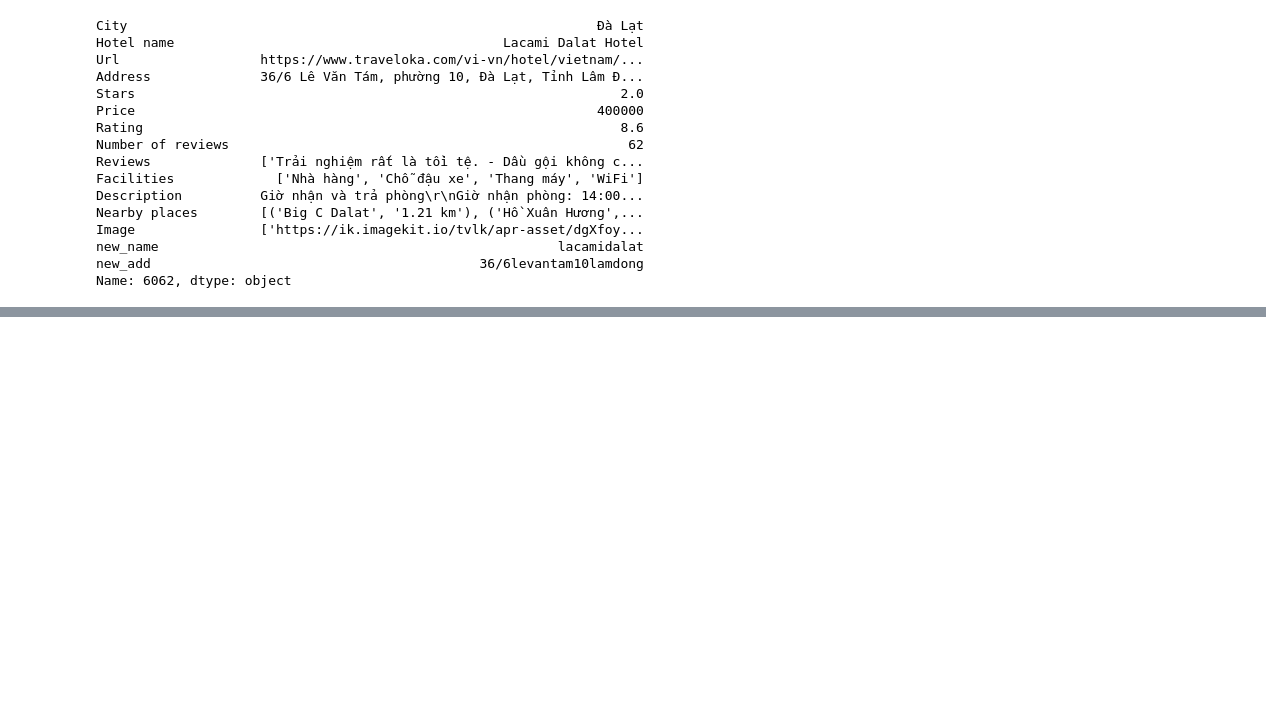
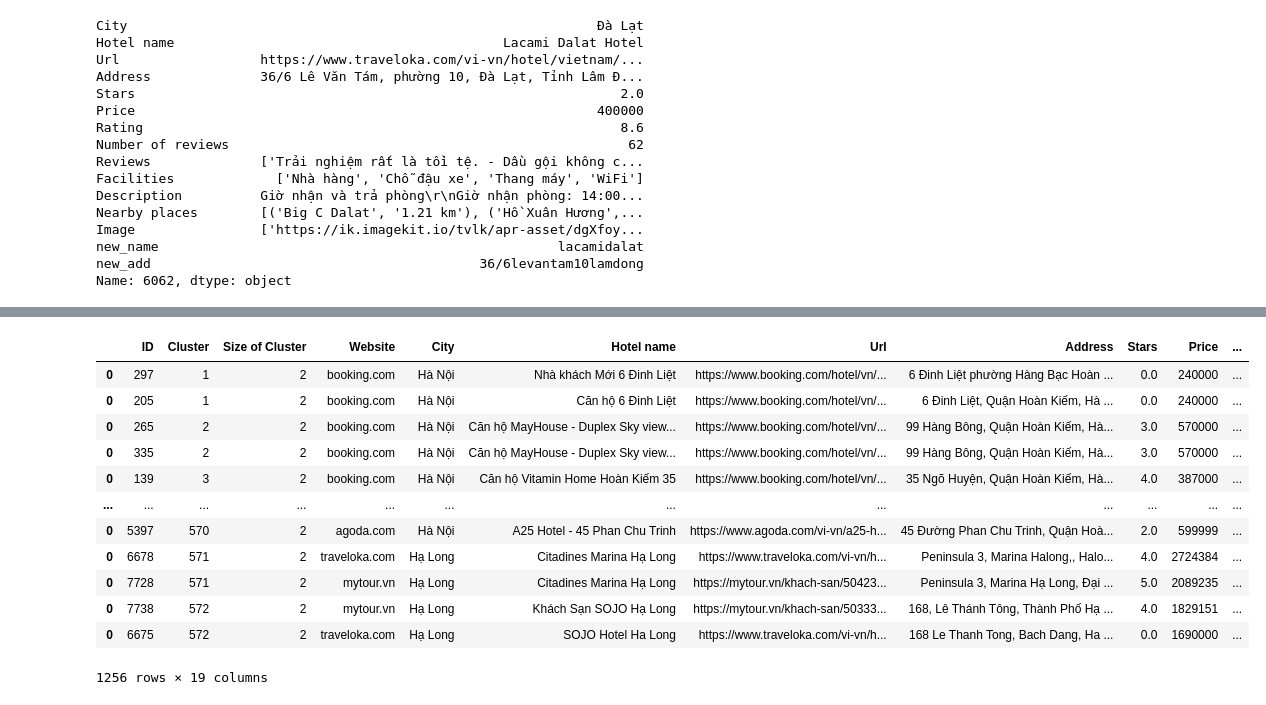
Before and after one commit to tungnk181120/Tichhopdulieu, a Jupyter notebook: Data-matching/Data_matching.ipynb, the cells around one changed output, grey strips where cells are left out. Saved outputs shown, nothing was run; the diff lists cells and outputs as text; code cells hidden in the pictures; blank space fills up the shorter version.

Commit message:
update data and notebook

```diff
--- a/Data-matching/Data_matching.ipynb
+++ b/Data-matching/Data_matching.ipynb
@@ -442,0 +549,5 @@ for i in ls:
+# %%
+cols = data_df.columns.tolist()
+cols = cols[-3:] + cols[:-3]
+data_df = data_df[cols]
+data_df.info()
@@ -442,0 +572,3 @@ for i in ls:
+# %%
+data_filtered = pd.DataFrame(data = [], columns = cols)
+data_filtered
@@ -443,13 +577,21 @@ for i in ls:
 # %%
+count_cluster = 0
+list_not_min_id = []
 for iter in ls:
+    count_cluster += 1
     min_prince = 999999999999999999999999999999
     min_id = -1
     for id in iter:
+        data_df['Cluster'][id] = count_cluster
+
+        _row = pd.DataFrame([data_df.loc[id].values.tolist()], columns=data_df.columns)
+        data_filtered = pd.concat([data_filtered, _row], axis=0)
         if data_df.loc[id]["Price"] < min_prince:
             min_id = id
             min_prince = data_df.loc[id]["Price"]
+
     for id in iter:
         if id != min_id:
-            data_df = data_df.drop([id])
-            print(id)
+            list_not_min_id.append(id)
+# list_not_min_id
 # %% [output]
@@ -495,0 +621,8 @@ Name: 7288, dtype: object
+# %%
+size_of_cluster = []
+for iter in ls:
+    for id in iter:
+        size_of_cluster.append(len(iter))
+
+data_filtered['Size of Cluster'] = size_of_cluster
+data_filtered.info()
@@ -495,0 +647,19 @@ Name: 7288, dtype: object
+# %%
+new_cols = data_filtered.columns.tolist()
+new_cols = new_cols[:2] + new_cols[-1:] + new_cols[2:-1]
+data_filtered = data_filtered[new_cols]
+data_filtered
+# %% [output]
+|  | ID | Cluster | Size of Cluster | Website | City | Hotel name | Url | Address | Stars | Price | ... |
+| 0 | 297 | 1 | 2 | booking.com | Hà Nội | Nhà khách Mới 6 Đinh Liệt | https://www.booking.com/hotel/vn/... | 6 Đinh Liệt phường Hàng Bạc Hoàn ... | 0.0 | 240000 | ... |
+| 0 | 205 | 1 | 2 | booking.com | Hà Nội | Căn hộ 6 Đinh Liệt | https://www.booking.com/hotel/vn/... | 6 Đinh Liệt, Quận Hoàn Kiếm, Hà ... | 0.0 | 240000 | ... |
+| 0 | 265 | 2 | 2 | booking.com | Hà Nội | Căn hộ MayHouse - Duplex Sky view... | https://www.booking.com/hotel/vn/... | 99 Hàng Bông, Quận Hoàn Kiếm, Hà... | 3.0 | 570000 | ... |
+| 0 | 335 | 2 | 2 | booking.com | Hà Nội | Căn hộ MayHouse - Duplex Sky view... | https://www.booking.com/hotel/vn/... | 99 Hàng Bông, Quận Hoàn Kiếm, Hà... | 3.0 | 570000 | ... |
+| 0 | 139 | 3 | 2 | booking.com | Hà Nội | Căn hộ Vitamin Home Hoàn Kiếm 35 | https://www.booking.com/hotel/vn/... | 35 Ngõ Huyện, Quận Hoàn Kiếm, Hà... | 4.0 | 387000 | ... |
+| ... | ... | ... | ... | ... | ... | ... | ... | ... | ... | ... | ... |
+| 0 | 5397 | 570 | 2 | agoda.com | Hà Nội | A25 Hotel - 45 Phan Chu Trinh | https://www.agoda.com/vi-vn/a25-h... | 45 Đường Phan Chu Trinh, Quận Hoà... | 2.0 | 599999 | ... |
+| 0 | 6678 | 571 | 2 | traveloka.com | Hạ Long | Citadines Marina Hạ Long | https://www.traveloka.com/vi-vn/h... | Peninsula 3, Marina Halong,, Halo... | 4.0 | 2724384 | ... |
+| 0 | 7728 | 571 | 2 | mytour.vn | Hạ Long | Citadines Marina Hạ Long | https://mytour.vn/khach-san/50423... | Peninsula 3, Marina Hạ Long, Đại ... | 5.0 | 2089235 | ... |
+| 0 | 7738 | 572 | 2 | mytour.vn | Hạ Long | Khách Sạn SOJO Hạ Long | https://mytour.vn/khach-san/50333... | 168, Lê Thánh Tông, Thành Phố Hạ ... | 4.0 | 1829151 | ... |
+| 0 | 6675 | 572 | 2 | traveloka.com | Hạ Long | SOJO Hotel Ha Long | https://www.traveloka.com/vi-vn/h... | 168 Le Thanh Tong, Bach Dang, Ha ... | 0.0 | 1690000 | ... |
+1256 rows × 19 columns
```
Also changed, not shown: parts of 41 cells of this notebook, 2 other files.
